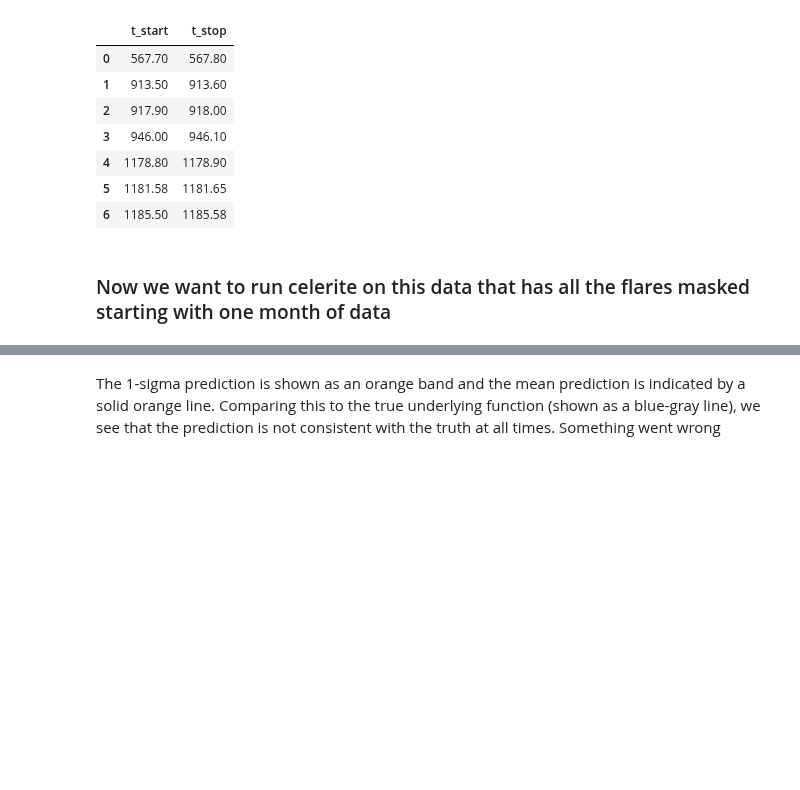
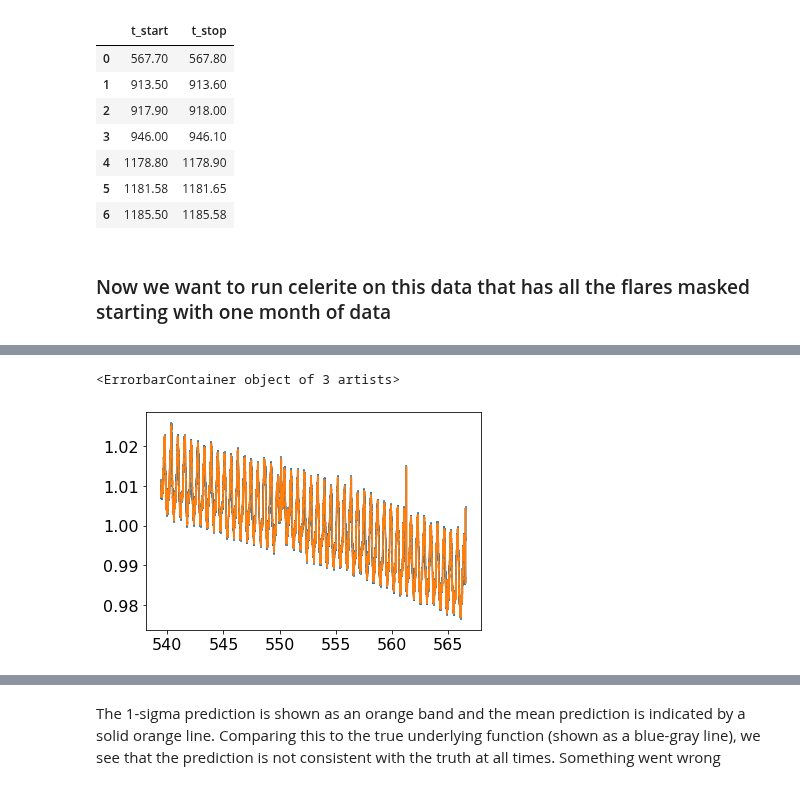
Before and after one commit to lupitatovar/flares, a Jupyter notebook: notebooks/gj1243_celerite.ipynb, the cells around one changed output, grey strips where cells are left out. Saved outputs shown, nothing was run; the diff lists cells and outputs as text; code cells hidden in the pictures; blank space fills up the shorter version.

```diff
--- a/notebooks/gj1243_celerite.ipynb
+++ b/notebooks/gj1243_celerite.ipynb
@@ -277,3 +245,9 @@ This does not work all at once, need to spilt it up into one month of data
+# %%
+plt.errorbar(t,y,yerr=yerr)
+plt.errorbar(t,y)
+# %% [output]
+<ErrorbarContainer object of 3 artists>
+[figure, added]
 # %%
 gp = celerite.GP(kernel, mean=np.mean(y),fit_mean=True)
 gp.compute(t, yerr)  # You always need to call compute once.
```
Also changed, not shown: parts of 16 cells of this notebook.
